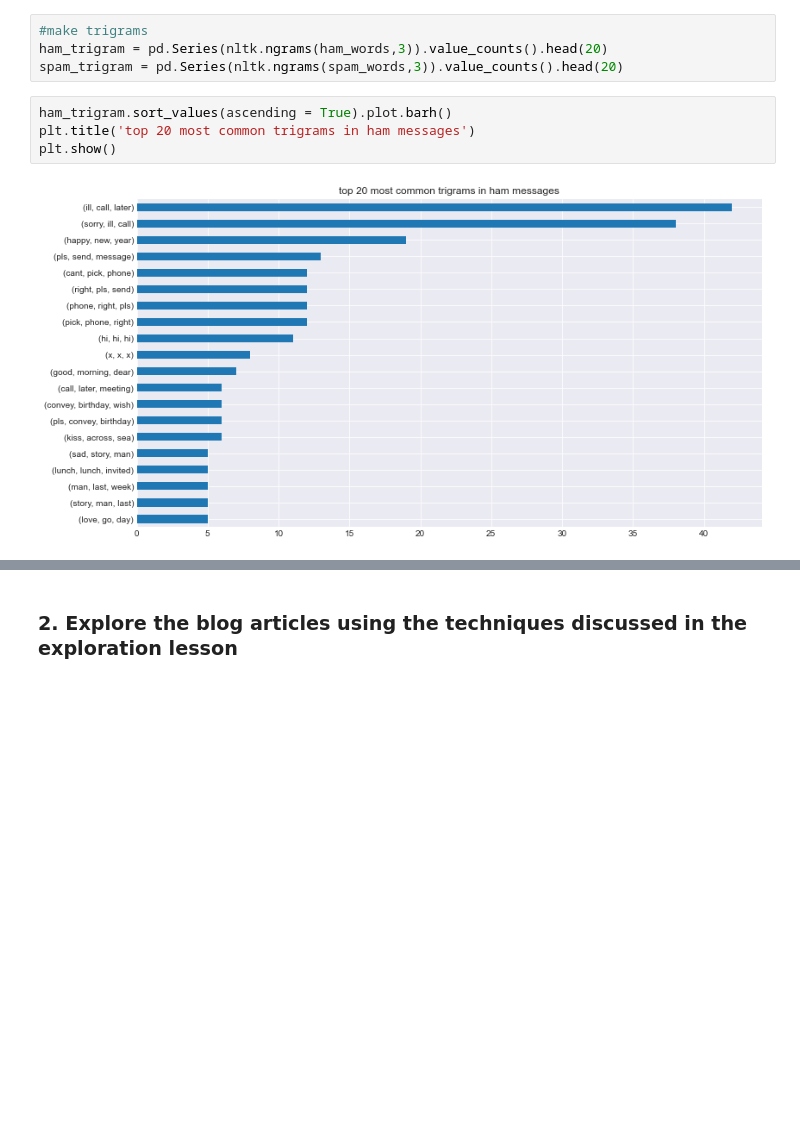
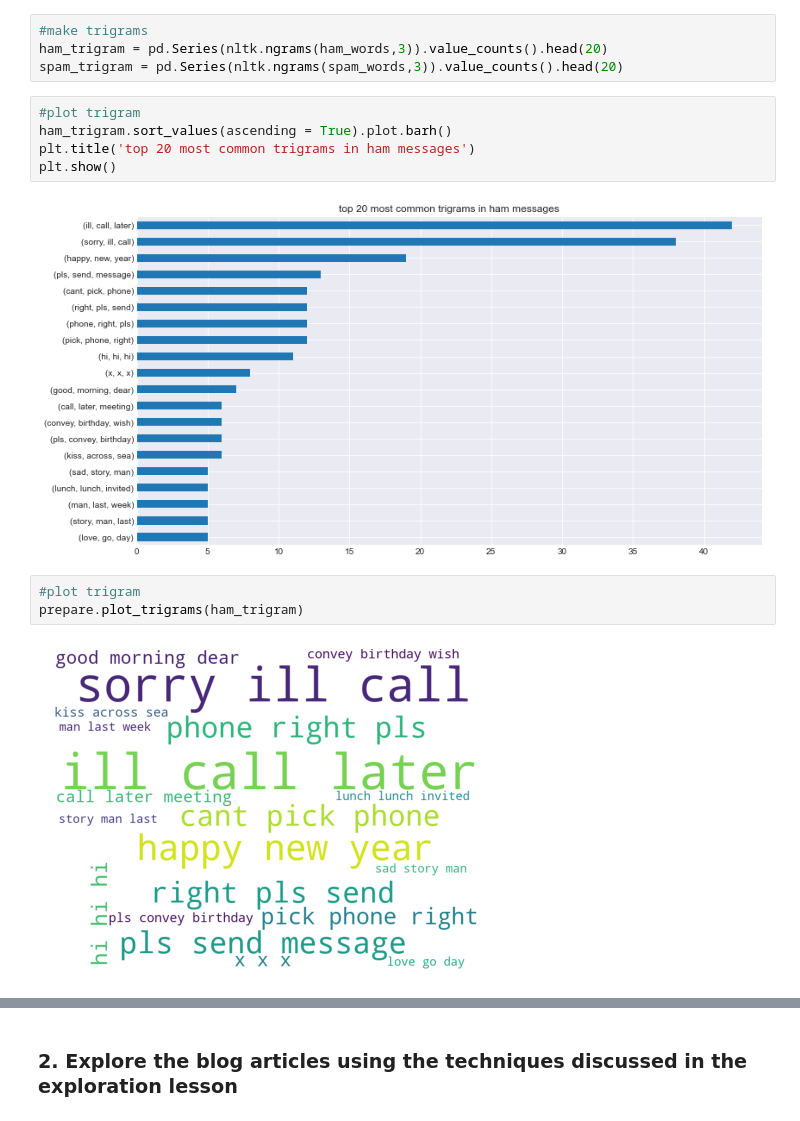
Before and after one commit to rajeshlamichhane04/natural-language-processing-exercises, a Jupyter notebook: explore.ipynb, the cells around one changed output, grey strips where cells are left out. Drawn from its saved outputs; the diff is of its cells as text; blank space fills up the shorter version.

```diff
--- a/explore.ipynb
+++ b/explore.ipynb
@@ -173,9 +196,15 @@ plt.show()
 ham_trigram = pd.Series(nltk.ngrams(ham_words,3)).value_counts().head(20)
 spam_trigram = pd.Series(nltk.ngrams(spam_words,3)).value_counts().head(20)
 # %%
+#plot trigram
 ham_trigram.sort_values(ascending = True).plot.barh()
 plt.title('top 20 most common trigrams in ham messages')
 plt.show()
 # %% [output]
 [figure]
+# %%
+#plot trigram
+prepare.plot_trigrams(ham_trigram)
+# %% [output]
+[figure, added]
 # %%
```
Also changed, not shown: parts of 34 cells of this notebook.
